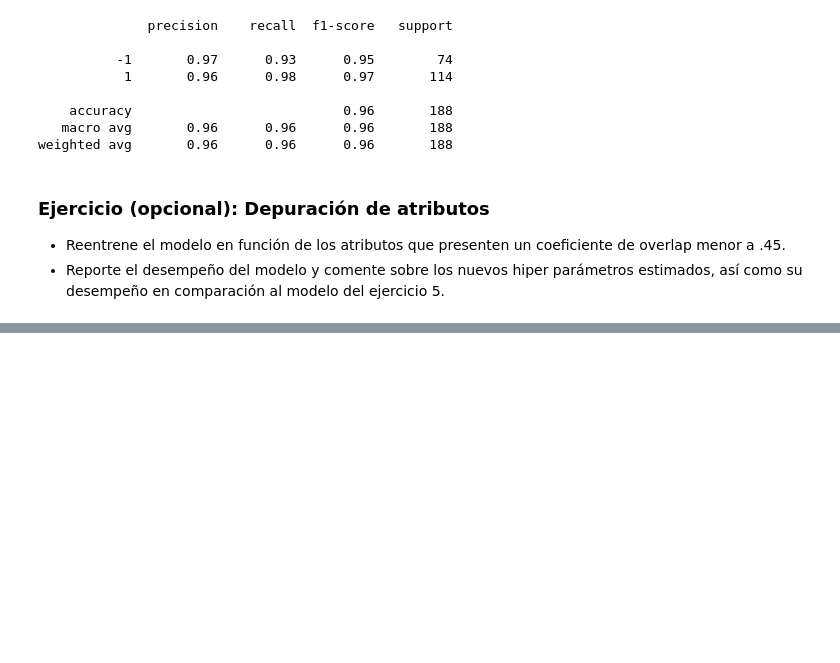
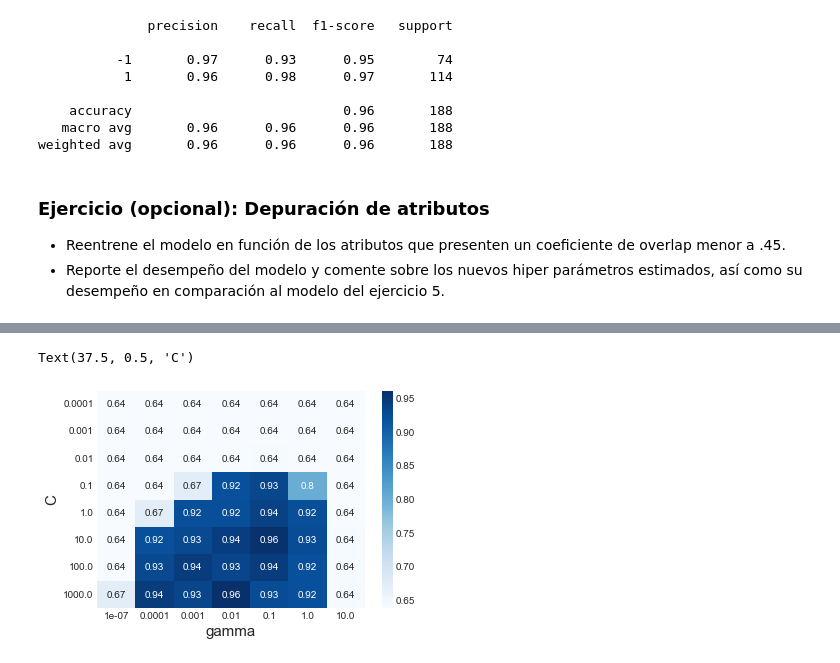
Before and after one commit to Denniels/Machine_Learning, a Jupyter notebook: SVM/Desafío_SVM.ipynb, the cells around one changed output, grey strips where cells are left out. Drawn from its saved outputs; the diff is of its cells as text; code cells hidden in the pictures; blank space fills up the shorter version.

```diff
--- a/SVM/Desafío_SVM.ipynb
+++ b/SVM/Desafío_SVM.ipynb
@@ -348,0 +401,4 @@ weighted avg       0.96      0.96      0.96       188
+# %%
+grilla_menores =  GridSearchCV(modelo, hiper_parametros, cv = 10, return_train_score = True)
+# %%
+grilla_menores.fit(X_train, y_train)
@@ -348,0 +429,12 @@ weighted avg       0.96      0.96      0.96       188
+# %%
+df_resultados_menores = pd.DataFrame(grilla_menores.cv_results_['mean_test_score'].reshape(len(grilla_menores.param_grid['C']),len(grilla_menores.param_grid['gamma'])))
+# %%
+df_resultados_menores.columns = grilla.param_grid['gamma']
+df_resultados_menores.index = grilla.param_grid['C']
+# %%
+sns.heatmap(df_resultados_menores, annot = True, cmap='Blues')
+plt.xlabel('gamma', fontsize=15)
+plt.ylabel('C', fontsize=15)
+# %% [output]
+Text(37.5, 0.5, 'C')
+[figure, added]
```
Also changed, not shown: parts of 17 cells of this notebook.
